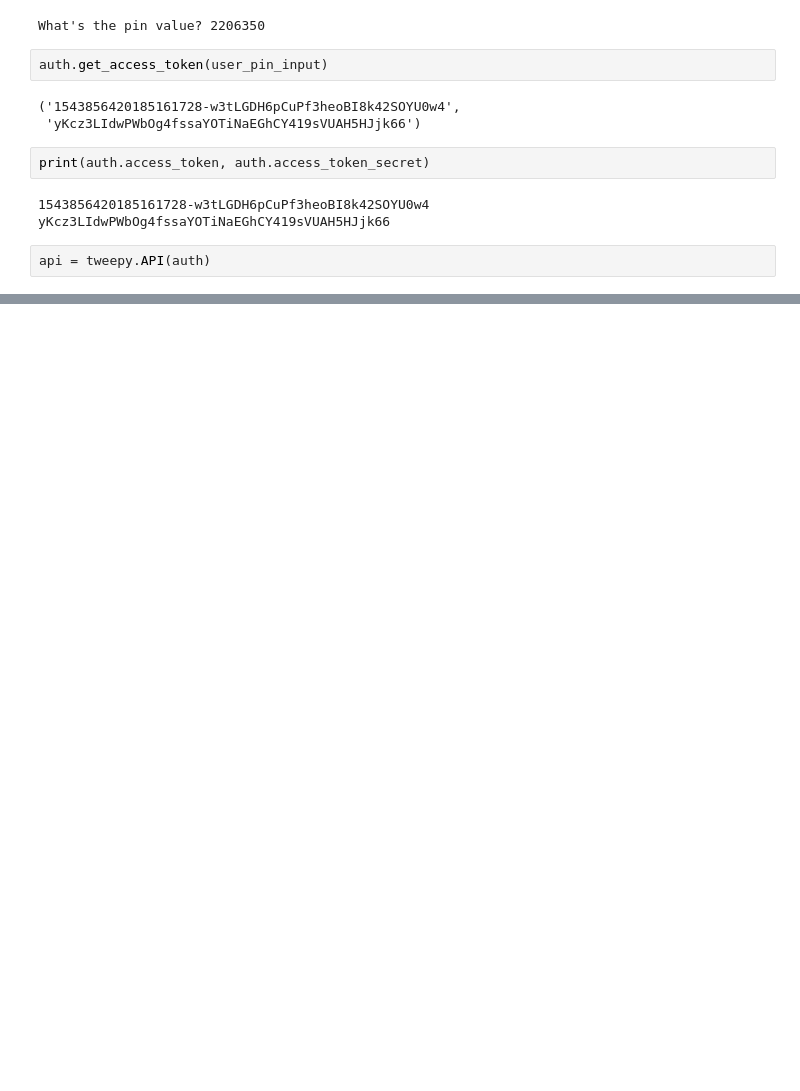
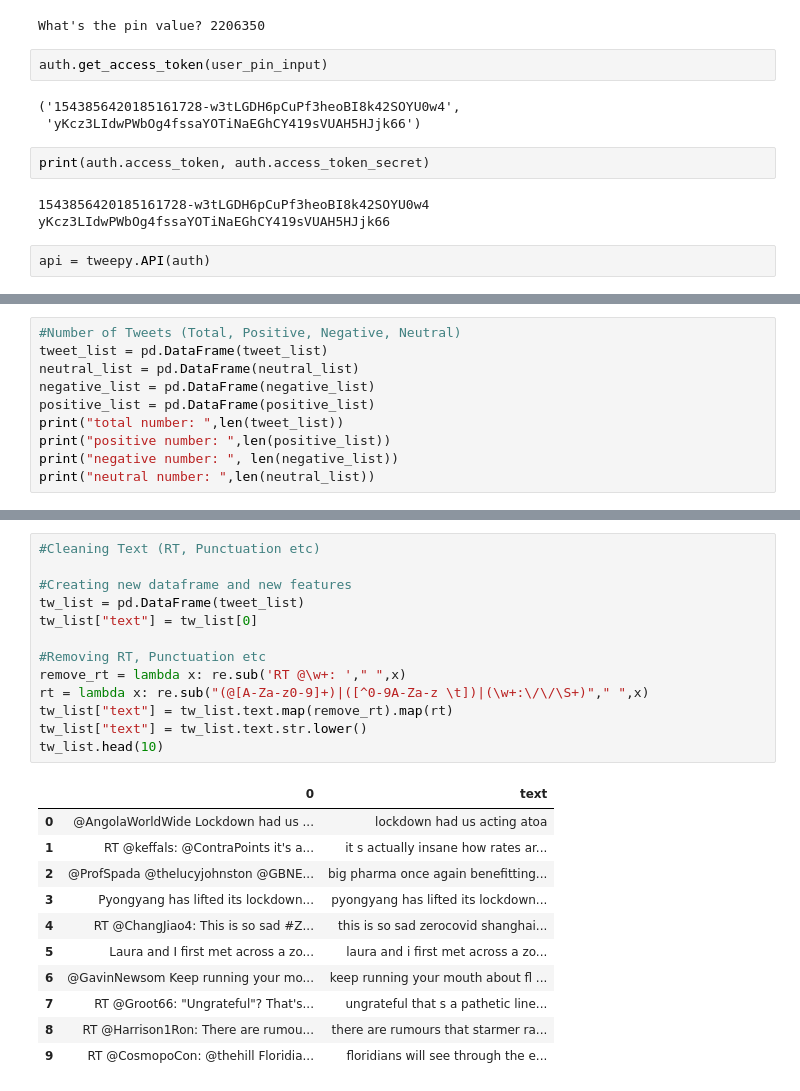
Before and after one commit to andreoniriccardo/twitter-sentiment-analysis, a Jupyter notebook: Twitter Sentiment Analysis.ipynb, the cells around one changed output, grey strips where cells are left out. Drawn from its saved outputs; the diff is of its cells as text; blank space fills up the shorter version.

```diff
--- a/Twitter Sentiment Analysis.ipynb
+++ b/Twitter Sentiment Analysis.ipynb
@@ -71,0 +147,10 @@ TweepError: ignored
+# %%
+#Number of Tweets (Total, Positive, Negative, Neutral)
+tweet_list = pd.DataFrame(tweet_list)
+neutral_list = pd.DataFrame(neutral_list)
+negative_list = pd.DataFrame(negative_list)
+positive_list = pd.DataFrame(positive_list)
+print("total number: ",len(tweet_list))
+print("positive number: ",len(positive_list))
+print("negative number: ", len(negative_list))
+print("neutral number: ",len(neutral_list))
@@ -71,0 +198,25 @@ TweepError: ignored
+# %%
+#Cleaning Text (RT, Punctuation etc)
+
+#Creating new dataframe and new features
+tw_list = pd.DataFrame(tweet_list)
+tw_list["text"] = tw_list[0]
+
+#Removing RT, Punctuation etc
+remove_rt = lambda x: re.sub('RT @\w+: '," ",x)
+rt = lambda x: re.sub("(@[A-Za-z0-9]+)|([^0-9A-Za-z \t])|(\w+:\/\/\S+)"," ",x)
+tw_list["text"] = tw_list.text.map(remove_rt).map(rt)
+tw_list["text"] = tw_list.text.str.lower()
+tw_list.head(10)
+# %% [output]
+|  | 0 | text |
+| 0 | @AngolaWorldWide Lockdown had us ... | lockdown had us acting atoa |
+| 1 | RT @keffals: @ContraPoints it's a... | it s actually insane how rates ar... |
+| 2 | @ProfSpada @thelucyjohnston @GBNE... | big pharma once again benefitting... |
+| 3 | Pyongyang has lifted its lockdown... | pyongyang has lifted its lockdown... |
+| 4 | RT @ChangJiao4: This is so sad #Z... | this is so sad zerocovid shanghai... |
+| 5 | Laura and I first met across a zo... | laura and i first met across a zo... |
+| 6 | @GavinNewsom Keep running your mo... | keep running your mouth about fl ... |
+| 7 | RT @Groot66: "Ungrateful"? That's... | ungrateful that s a pathetic line... |
+| 8 | RT @Harrison1Ron: There are rumou... | there are rumours that starmer ra... |
+| 9 | RT @CosmopoCon: @thehill Floridia... | floridians will see through the e... |
```
Also changed, not shown: parts of 12 cells of this notebook.
